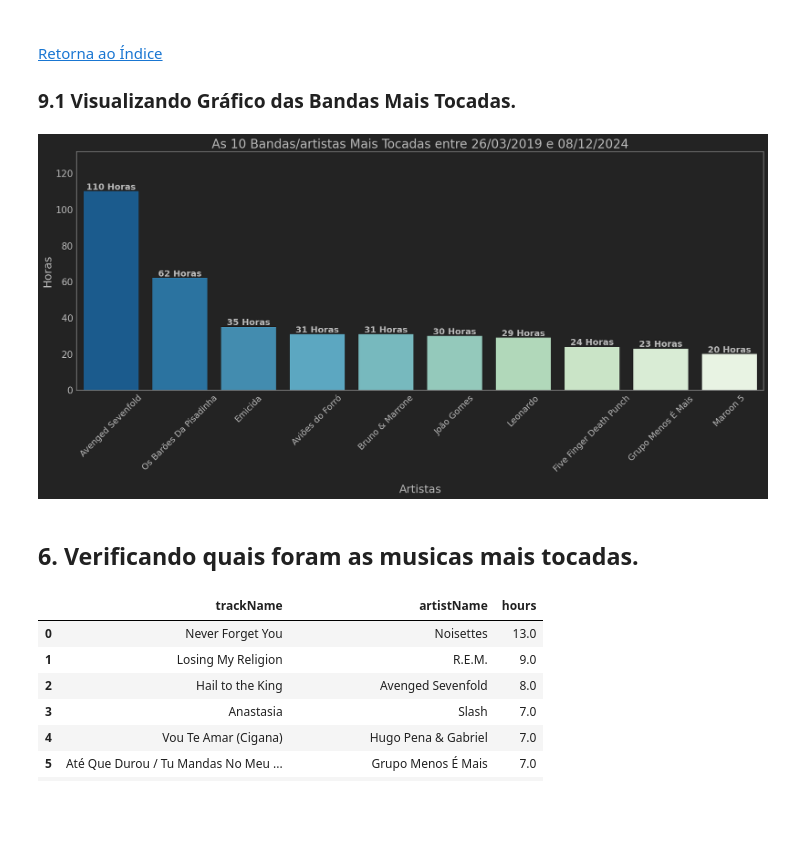
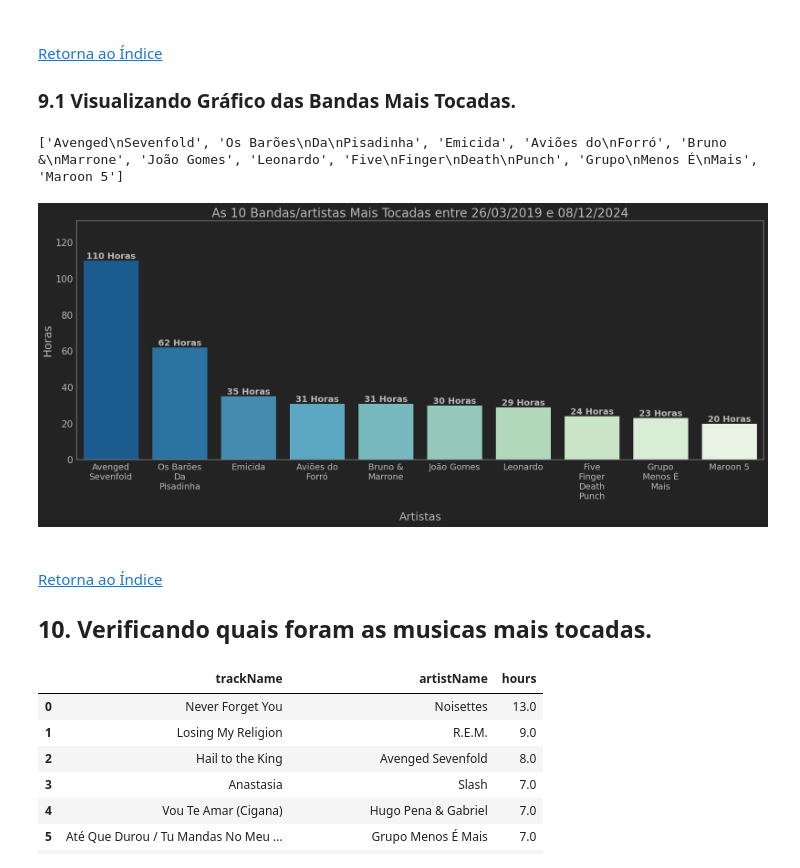
Before and after one commit to espeditoalves/spotify-history, a Jupyter notebook: notebooks/exploration/01_EDA_Spotify_User_1.ipynb, the cells around one changed output. Cells and saved outputs as stored; diff of their text form; code cells hidden in the pictures; blank space fills up the shorter version.

Commit message:
Adiciona nova organização de navegação e configurações para os graficos

```diff
--- a/notebooks/exploration/01_EDA_Spotify_User_1.ipynb
+++ b/notebooks/exploration/01_EDA_Spotify_User_1.ipynb
@@ -87,10 +92,8 @@ import pyspark.sql.functions as F
 from dotenv import load_dotenv
 load_dotenv(os.path.join('config', '.env'))
 
-user_name = 'User_1'
-user = True if user_name == 'User_1'  else False
-
-start_time_geral = time.time()
+user_name = 'User_E'
+user = True if user_name == 'User_E'  else False
 
 if user:
     db_config = {
@@ -289,0 +311,5 @@ dtype: object
+# %%
+spotify['endTime'] = pd.to_datetime(spotify['ts_transformado'])
+spotify['msPlayed'] = spotify['ms_played']
+spotify = spotify[['endTime', 'artistName', 'trackName', 'msPlayed']]
+spotify.head(5)
@@ -309,11 +340,9 @@ dtype: object
 [Retorna ao Índice](#indice)
 ## 5. Verificando quanto tempo de áudio foi escutado.
 # %%
-spotify['endTime'] = pd.to_datetime(spotify['ts_transformado'])
-
-# criando uma nova coluna e atribuindo dados em 'HORAS' a partir da coluna 'ms_played'
-# ms_played Está sendo contando em milissegundos
-spotify['hours'] = spotify['ms_played'].map(lambda x: x / 3.6e+6)
+# criando uma nova coluna e atribuindo dados em 'HORAS' a partir da coluna 'msPlayed'
+# msPlayed Está sendo contando em milissegundos
+spotify['hours'] = spotify['msPlayed'].apply(lambda x: x / 3.6e+6)
 # visualizando dados
 spotify.sample(5)
 # %% [output]
@@ -593,10 +630,19 @@ top_10_artistas
 
 [Retorna ao Índice](#indice)
 ### 9.1 Visualizando Gráfico das Bandas Mais Tocadas.
+# %%
+# Definindo variáveis
+# artista = top_10_artistas.artistName
+from textwrap import wrap
+artista = top_10_artistas.artistName.values.tolist()
+horas = top_10_artistas.hours
+
+# Criando uma função para quebrar o texto depois de 20 caracteres
+labels= ['\n'. join(wrap(l,10)) for l in artista ]
+print(labels)
+# %% [output]
+['Avenged\nSevenfold', 'Os Barões\nDa\nPisadinha', 'Emicida', 'Aviões do\nForró', 'Bruno &\nMarrone', 'João Gomes', 'Leonardo', 'Five\nFinger\nDeath\nPunch', 'Grupo\nMenos É\nMais', 'Maroon 5']
 # %%
-# Definindo variáveis
-artista = top_10_artistas.artistName
-horas = top_10_artistas.hours
 
 # Setando tamanho do gráfico
 fig, ax = plt.subplots(figsize=(20, 7))
@@ -612,38 +658,42 @@ ax.set_xlabel('Artistas', fontsize=18, labelpad=18)
 
 # Setando título do eixo Y
 ax.set_ylabel("Horas", fontsize=18)
 
 # Definindo ticks e rótulos do eixo X
 ax.set_xticks(range(len(artista)))
-ax.set_xticklabels(artista, size=14)
+ax.set_xticklabels(labels, size=14)
 
 # Valor Maximo para o Eixo y
 ax.set_ylim(0, max(horas) * 1.2)
 ax.tick_params(axis='y', labelsize=15)
 
 # Removendo grade do gráfico
 ax.grid(False)
 
 # Rotacionando rótulos do eixo X
-plt.xticks(rotation=45)
+# plt.xticks(rotation=45)
 
 # Adicionando anotações às barras
 for i, v in enumerate(horas):
     ax.annotate(f"{int(v)} Horas",
                 xy=(i, v),
                 fontsize=14,
                 ha='center',
                 fontweight='bold',
                 va='bottom')
 
 # Salvando imagem do gráfico
 plt.savefig(f'output/figures/{user_name} - Os artistas mais tocados.png', bbox_inches='tight')
 
 plt.show()
 # %% [output]
-[figure, old version]
+[figure, new version]
 # %% [markdown]
-## 6. Verificando quais foram as musicas mais tocadas.
+<a id='10'></a>
+---
+
+[Retorna ao Índice](#indice)
+## 10. Verificando quais foram as musicas mais tocadas.
 # %%
 artist = spotify[['artistName', 'hours', 'trackName']]
 # %%
```
Also changed, not shown: parts of 18 cells of this notebook.
